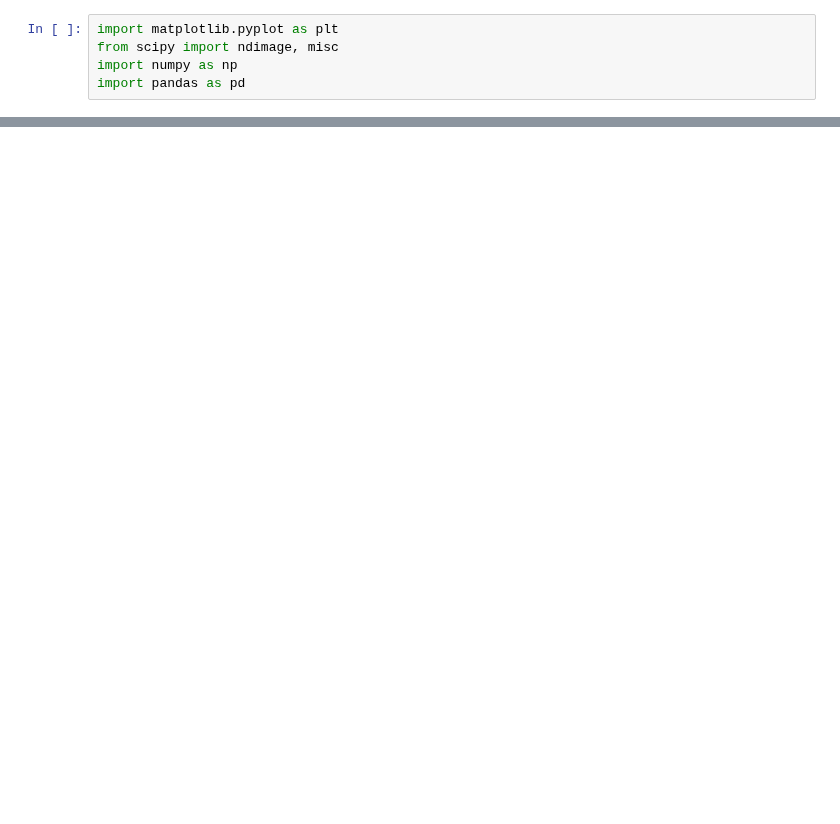
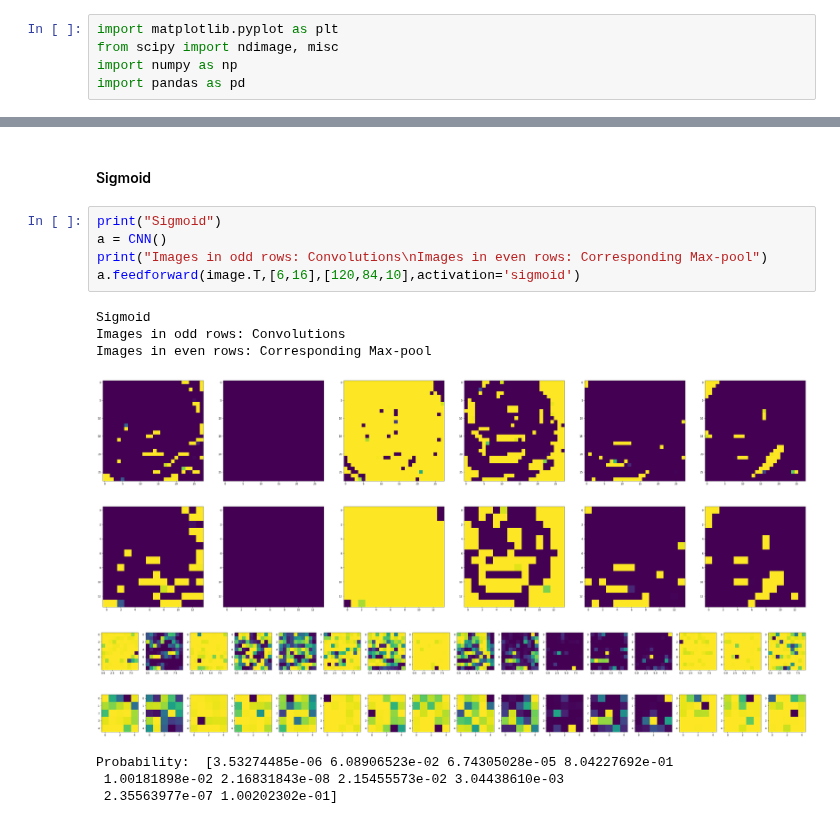
Before and after one commit to devloper13/DecisionTreeFromScratch, a Jupyter notebook: CNN.ipynb, the cells around one changed output, grey strips where cells are left out. Cells and saved outputs as stored; diff of their text form; blank space fills up the shorter version.

```diff
--- a/CNN.ipynb
+++ b/CNN.ipynb
@@ -139,0 +240,18 @@ a.feedforward(image.T,[6,16],[120,84,10])
+# %% [markdown]
+#### Sigmoid
+# %%
+print("Sigmoid")
+a = CNN()
+print("Images in odd rows: Convolutions\nImages in even rows: Corresponding Max-pool")
+a.feedforward(image.T,[6,16],[120,84,10],activation='sigmoid')
+# %% [output]
+Sigmoid
+Images in odd rows: Convolutions
+Images in even rows: Corresponding Max-pool
+[figure, added]
+[figure, added]
+[figure, added]
+[figure, added]
+Probability:  [3.53274485e-06 6.08906523e-02 6.74305028e-05 8.04227692e-01
+ 1.00181898e-02 2.16831843e-08 2.15455573e-02 3.04438610e-03
+ 2.35563977e-07 1.00202302e-01]
```
Also changed, not shown: parts of 13 cells of this notebook.
